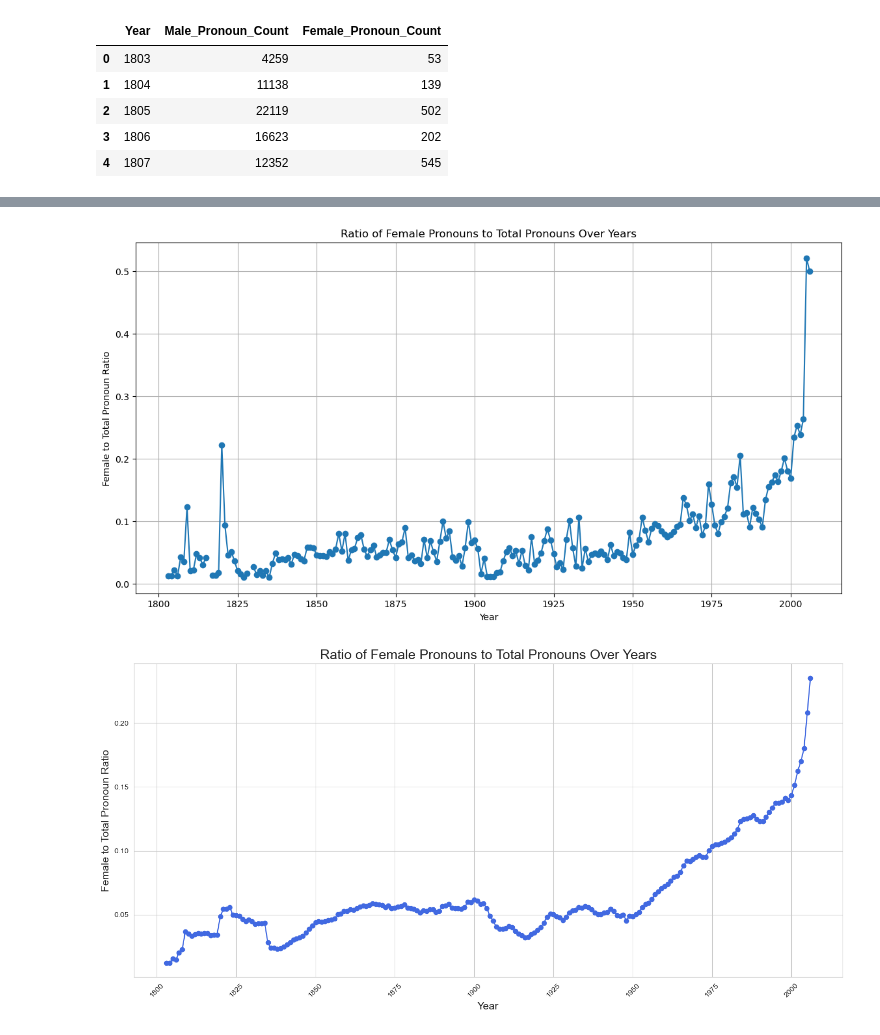
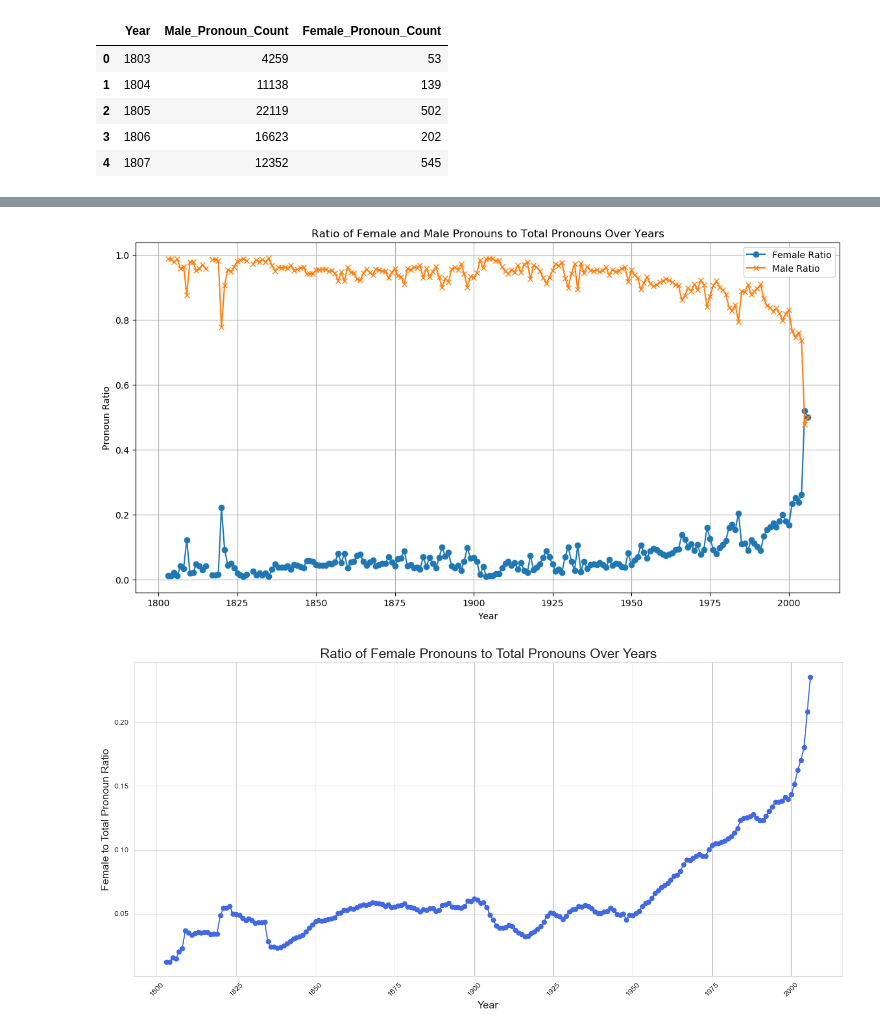
Before and after one commit to xssti/Analysis-of-gender-perception, a Jupyter notebook: ADS-2/Jupyter-Notebooks/Pronoun-count.ipynb, the cells around one changed output, grey strips where cells are left out. Cells and saved outputs as stored; diff of their text form; code cells hidden in the pictures.

Commit message:
Pronoun-Count-Update

```diff
--- a/ADS-2/Jupyter-Notebooks/Pronoun-count.ipynb
+++ b/ADS-2/Jupyter-Notebooks/Pronoun-count.ipynb
@@ -342,3 +342,4 @@ df.head(5)
 # Calculate the ratio of female pronouns to the total pronoun count
 df['Total_Count'] = df['Male_Pronoun_Count'] + df['Female_Pronoun_Count']
 df['Female_Ratio'] = df['Female_Pronoun_Count'] / df['Total_Count']
+df['Male Ratio'] = df['Male_Pronoun_Count'] / df['Total_Count']
@@ -345,14 +361,16 @@ df['Female_Ratio'] = df['Female_Pronoun_Count'] / df['Total_Count']
 # %%
-# Plot the ratio
+# Plot the ratios
 plt.figure(figsize=(14, 7))
-plt.plot(df['Year'], df['Female_Ratio'], marker='o')
-plt.title('Ratio of Female Pronouns to Total Pronouns Over Years')
+plt.plot(df['Year'], df['Female_Ratio'], marker='o', label='Female Ratio')
+plt.plot(df['Year'], df['Male Ratio'], marker='x', label='Male Ratio')
+plt.title('Ratio of Female and Male Pronouns to Total Pronouns Over Years')
 plt.xlabel('Year')
-plt.ylabel('Female to Total Pronoun Ratio')
+plt.ylabel('Pronoun Ratio')
 plt.grid(True)
+plt.legend()  # Add a legend to distinguish the lines
 plt.show()
 # %% [output]
-[figure, old version]
+[figure, new version]
 # %%
 import seaborn as sns
 
```
Also changed, not shown: parts of 2 cells of this notebook.
